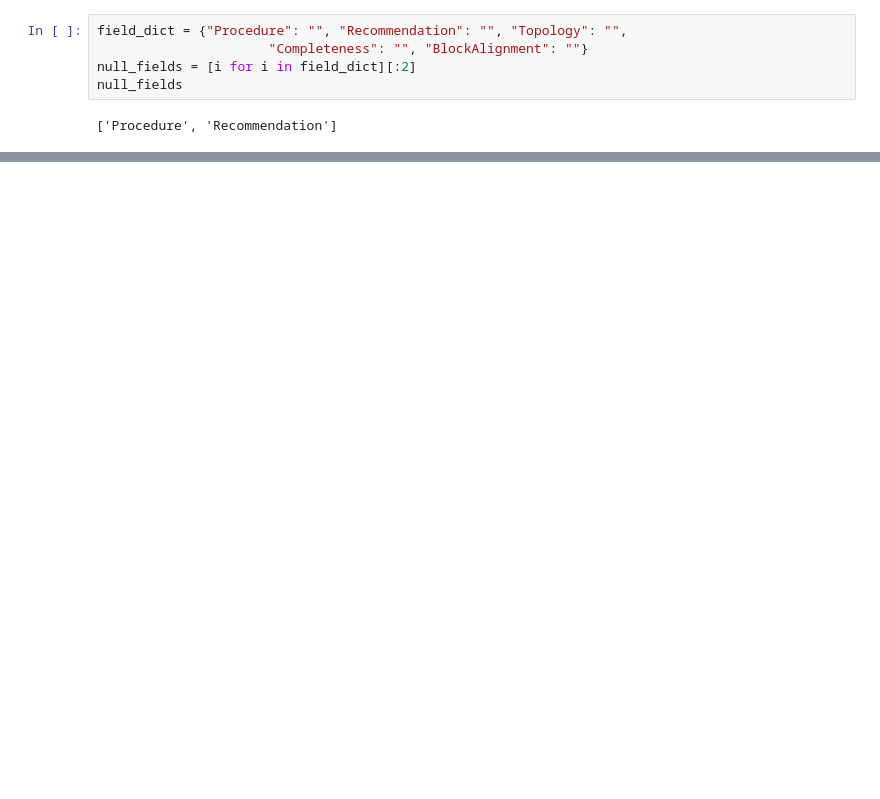
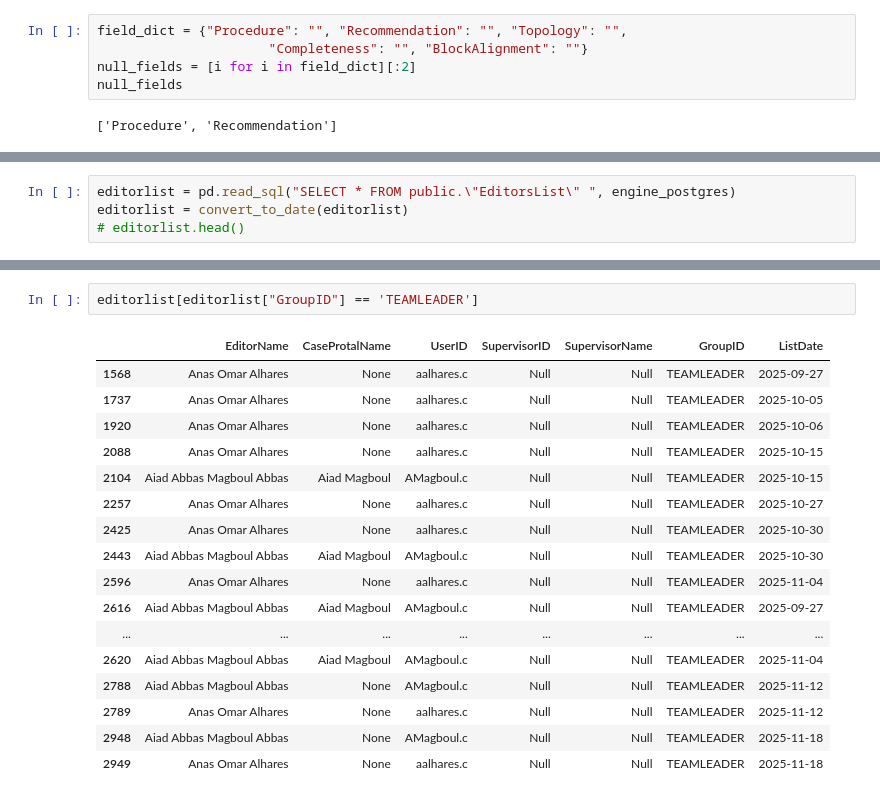
Before and after one commit to AymanSD/Editors-Evaluation, a Jupyter notebook: Evaluation.ipynb, the cells around one changed output, grey strips where cells are left out. Saved outputs shown, nothing was run; the diff lists cells and outputs as text; blank space fills up the shorter version.

```diff
--- a/Evaluation.ipynb
+++ b/Evaluation.ipynb
@@ -122,0 +269,4 @@ geocomp = pd.read_csv(r"E:\Data\Geo S Completion.csv")
+# %%
+editorlist = pd.read_sql("SELECT * FROM public.\"EditorsList\" ", engine_postgres)
+editorlist = convert_to_date(editorlist)
+# editorlist.head()
@@ -122,0 +282,20 @@ geocomp = pd.read_csv(r"E:\Data\Geo S Completion.csv")
+# %%
+editorlist[editorlist["GroupID"] == 'TEAMLEADER']
+# %% [output]
+|  | EditorName | CaseProtalName | UserID | SupervisorID | SupervisorName | GroupID | ListDate |
+| 1568 | Anas Omar Alhares | None | aalhares.c | Null | Null | TEAMLEADER | 2025-09-27 |
+| 1737 | Anas Omar Alhares | None | aalhares.c | Null | Null | TEAMLEADER | 2025-10-05 |
+| 1920 | Anas Omar Alhares | None | aalhares.c | Null | Null | TEAMLEADER | 2025-10-06 |
+| 2088 | Anas Omar Alhares | None | aalhares.c | Null | Null | TEAMLEADER | 2025-10-15 |
+| 2104 | Aiad Abbas Magboul Abbas | Aiad Magboul | AMagboul.c | Null | Null | TEAMLEADER | 2025-10-15 |
+| 2257 | Anas Omar Alhares | None | aalhares.c | Null | Null | TEAMLEADER | 2025-10-27 |
+| 2425 | Anas Omar Alhares | None | aalhares.c | Null | Null | TEAMLEADER | 2025-10-30 |
+| 2443 | Aiad Abbas Magboul Abbas | Aiad Magboul | AMagboul.c | Null | Null | TEAMLEADER | 2025-10-30 |
+| 2596 | Anas Omar Alhares | None | aalhares.c | Null | Null | TEAMLEADER | 2025-11-04 |
+| 2616 | Aiad Abbas Magboul Abbas | Aiad Magboul | AMagboul.c | Null | Null | TEAMLEADER | 2025-09-27 |
+| ... | ... | ... | ... | ... | ... | ... | ... |
+| 2620 | Aiad Abbas Magboul Abbas | Aiad Magboul | AMagboul.c | Null | Null | TEAMLEADER | 2025-11-04 |
+| 2788 | Aiad Abbas Magboul Abbas | None | AMagboul.c | Null | Null | TEAMLEADER | 2025-11-12 |
+| 2789 | Anas Omar Alhares | None | aalhares.c | Null | Null | TEAMLEADER | 2025-11-12 |
+| 2948 | Aiad Abbas Magboul Abbas | None | AMagboul.c | Null | Null | TEAMLEADER | 2025-11-18 |
+| 2949 | Anas Omar Alhares | None | aalhares.c | Null | Null | TEAMLEADER | 2025-11-18 |
```
Also changed, not shown: parts of 27 cells of this notebook, 5 other files.
